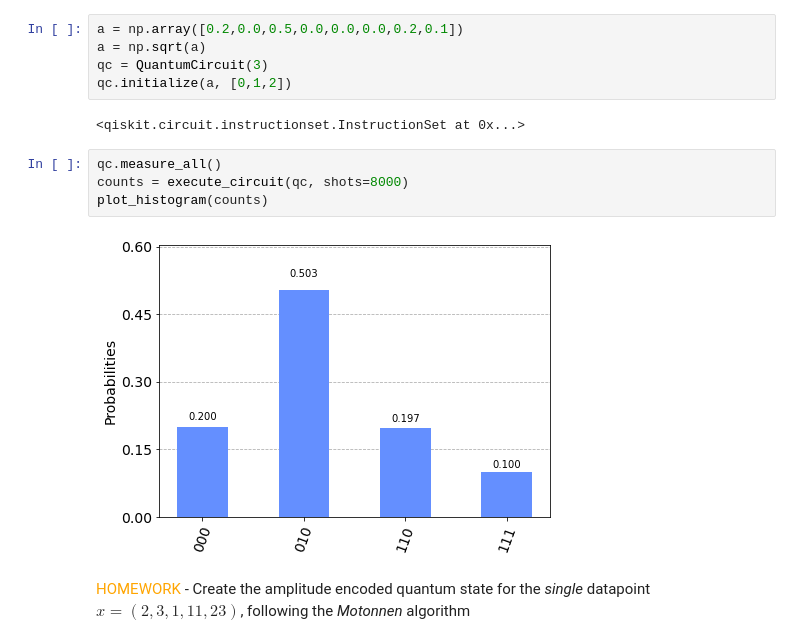
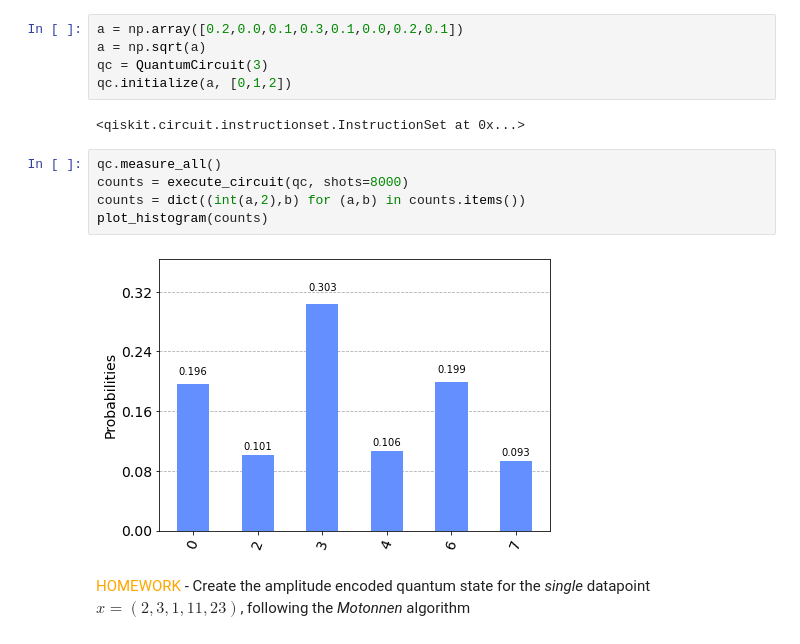
Before and after one commit to andre-sequeira10/quantumML2122, a Jupyter notebook: Lecture 3 - data encoding/data_encoding_solution.ipynb, the cells around one changed output. Drawn from its saved outputs; the diff is of its cells as text.

```diff
--- a/Lecture 3 - data encoding/data_encoding_solution.ipynb
+++ b/Lecture 3 - data encoding/data_encoding_solution.ipynb
@@ -299,7 +295,7 @@ plot_histogram(counts)
 # %% [markdown]
 ### You can compare the ouput of your function with qiskit initialize function
 # %%
-a = np.array([0.2,0.0,0.5,0.0,0.0,0.0,0.2,0.1])
+a = np.array([0.2,0.0,0.1,0.3,0.1,0.0,0.2,0.1])
 a = np.sqrt(a)
 qc = QuantumCircuit(3)
 qc.initialize(a, [0,1,2])
@@ -308,9 +304,10 @@ qc.initialize(a, [0,1,2])
 # %%
 qc.measure_all()
 counts = execute_circuit(qc, shots=8000)
+counts = dict((int(a,2),b) for (a,b) in counts.items())
 plot_histogram(counts)
 # %% [output]
-[figure, old version]
+[figure, new version]
 # %% [markdown]
 <span style="color: orange;">HOMEWORK</span> - Create the amplitude encoded quantum state for the *single* datapoint $x = (2,3,1,11,23)$, following the *Motonnen* algorithm
 # %% [markdown]
```
Also changed, not shown: parts of 4 cells of this notebook.
